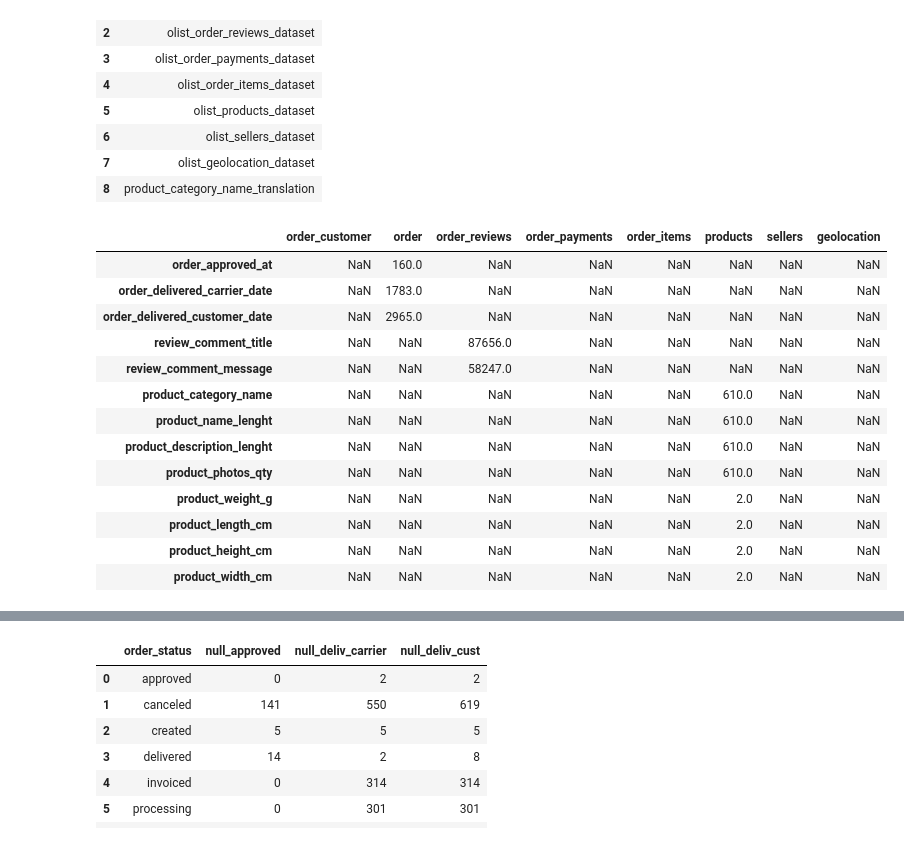
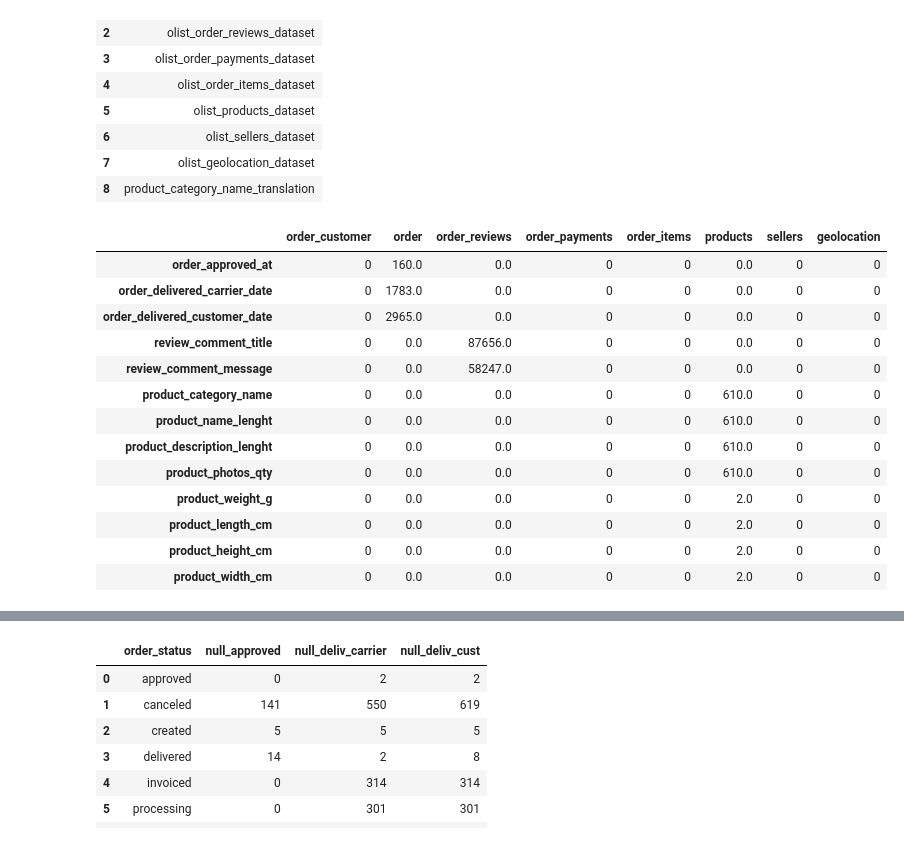
Before and after one commit to alamkelana/Ecommerce-Data-Cleaning-and-EDA, a Jupyter notebook: Project_notebook.ipynb, the cells around one changed output, grey strips where cells are left out. Drawn from its saved outputs; the diff is of its cells as text; code cells hidden in the pictures.

```diff
--- a/Project_notebook.ipynb
+++ b/Project_notebook.ipynb
@@ -35,23 +39,25 @@ sellers[sellers.duplicated(keep=False)]
 # %%
+#checking null in data
+
 null_table = pd.DataFrame()
 null_item = [order_customer, order, order_reviews, order_payments, order_items, products, sellers, geolocation]
 column_name = ["order_customer", "order", "order_reviews", "order_payments", "order_items","products", "sellers", "geolocation"]
 for item in null_item:
     null_table = pd.concat([null_table, item.isnull().sum()], ignore_index=True, axis = 1)
 null_table.columns = column_name
-null_table.replace(0, None).dropna(how="all")
+null_table.replace(0, None).dropna(how="all").fillna(0)
 # %% [output]
 |  | order_customer | order | order_reviews | order_payments | order_items | products | sellers | geolocation |
-| order_approved_at | NaN | 160.0 | NaN | NaN | NaN | NaN | NaN | NaN |
-| order_delivered_carrier_date | NaN | 1783.0 | NaN | NaN | NaN | NaN | NaN | NaN |
-| order_delivered_customer_date | NaN | 2965.0 | NaN | NaN | NaN | NaN | NaN | NaN |
-| review_comment_title | NaN | NaN | 87656.0 | NaN | NaN | NaN | NaN | NaN |
-| review_comment_message | NaN | NaN | 58247.0 | NaN | NaN | NaN | NaN | NaN |
-| product_category_name | NaN | NaN | NaN | NaN | NaN | 610.0 | NaN | NaN |
-| product_name_lenght | NaN | NaN | NaN | NaN | NaN | 610.0 | NaN | NaN |
-| product_description_lenght | NaN | NaN | NaN | NaN | NaN | 610.0 | NaN | NaN |
-| product_photos_qty | NaN | NaN | NaN | NaN | NaN | 610.0 | NaN | NaN |
-| product_weight_g | NaN | NaN | NaN | NaN | NaN | 2.0 | NaN | NaN |
-| product_length_cm | NaN | NaN | NaN | NaN | NaN | 2.0 | NaN | NaN |
-| product_height_cm | NaN | NaN | NaN | NaN | NaN | 2.0 | NaN | NaN |
-| product_width_cm | NaN | NaN | NaN | NaN | NaN | 2.0 | NaN | NaN |
+| order_approved_at | 0 | 160.0 | 0.0 | 0 | 0 | 0.0 | 0 | 0 |
+| order_delivered_carrier_date | 0 | 1783.0 | 0.0 | 0 | 0 | 0.0 | 0 | 0 |
+| order_delivered_customer_date | 0 | 2965.0 | 0.0 | 0 | 0 | 0.0 | 0 | 0 |
+| review_comment_title | 0 | 0.0 | 87656.0 | 0 | 0 | 0.0 | 0 | 0 |
+| review_comment_message | 0 | 0.0 | 58247.0 | 0 | 0 | 0.0 | 0 | 0 |
+| product_category_name | 0 | 0.0 | 0.0 | 0 | 0 | 610.0 | 0 | 0 |
+| product_name_lenght | 0 | 0.0 | 0.0 | 0 | 0 | 610.0 | 0 | 0 |
+| product_description_lenght | 0 | 0.0 | 0.0 | 0 | 0 | 610.0 | 0 | 0 |
+| product_photos_qty | 0 | 0.0 | 0.0 | 0 | 0 | 610.0 | 0 | 0 |
+| product_weight_g | 0 | 0.0 | 0.0 | 0 | 0 | 2.0 | 0 | 0 |
+| product_length_cm | 0 | 0.0 | 0.0 | 0 | 0 | 2.0 | 0 | 0 |
+| product_height_cm | 0 | 0.0 | 0.0 | 0 | 0 | 2.0 | 0 | 0 |
+| product_width_cm | 0 | 0.0 | 0.0 | 0 | 0 | 2.0 | 0 | 0 |
```
Also changed, not shown: parts of 27 cells of this notebook.
